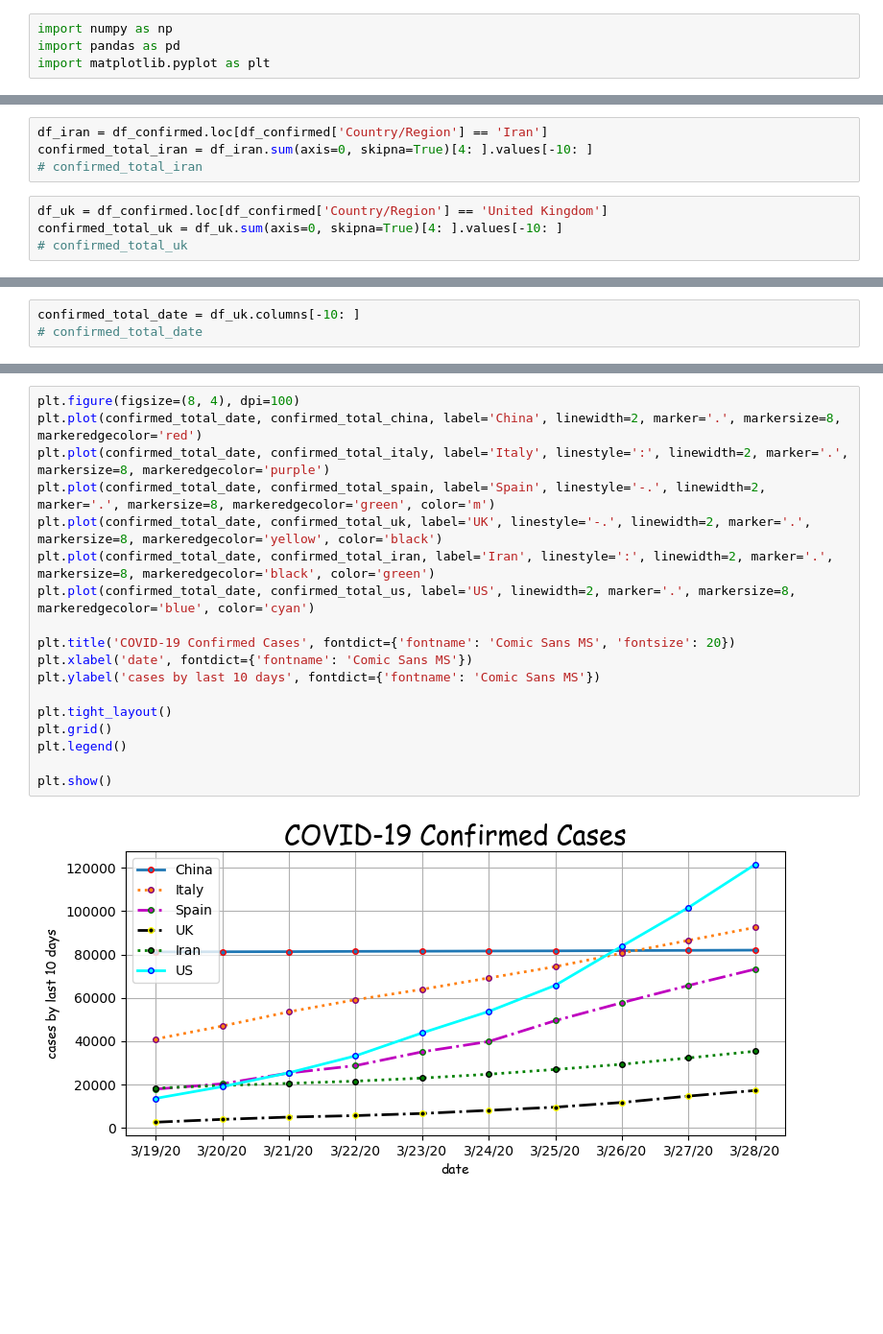
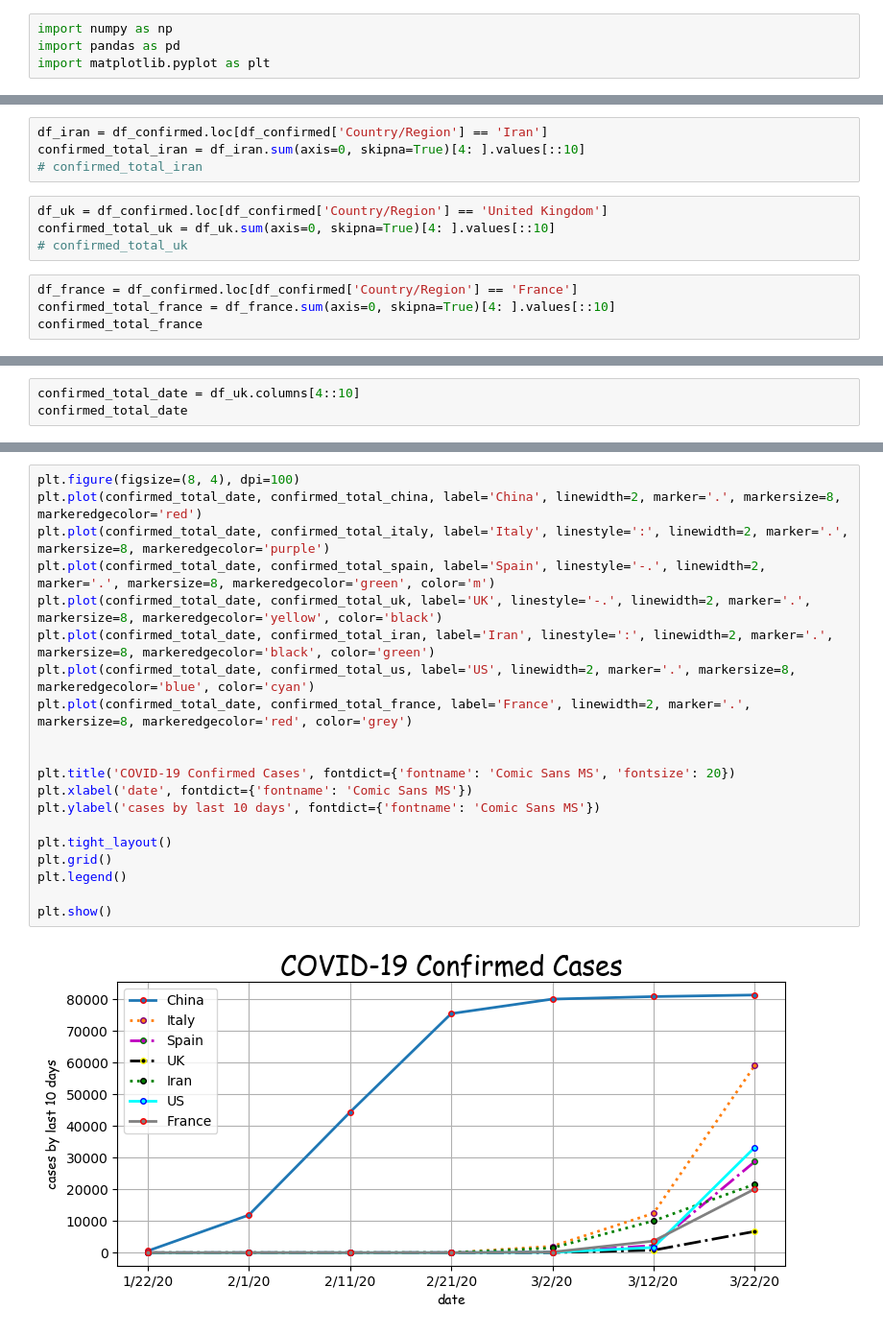
Before and after one commit to WINFORT-ANDROID/covid19_stats_analyzing, a Jupyter notebook: Analyzing COVID19 Confirmed Cases.ipynb, the cells around one changed output, grey strips where cells are left out. Shown at 96% size. Saved outputs shown, nothing was run; the diff lists cells and outputs as text; blank space fills up the shorter version.

```diff
--- a/Analyzing COVID19 Confirmed Cases.ipynb
+++ b/Analyzing COVID19 Confirmed Cases.ipynb
@@ -23,9 +24,13 @@ confirmed_total_spain = df_spain.sum(axis=0, skipna=True)[4: ].values[-10: ]
 # confirmed_total_spain
 # %%
 df_iran = df_confirmed.loc[df_confirmed['Country/Region'] == 'Iran']
-confirmed_total_iran = df_iran.sum(axis=0, skipna=True)[4: ].values[-10: ]
+confirmed_total_iran = df_iran.sum(axis=0, skipna=True)[4: ].values[::10]
 # confirmed_total_iran
 # %%
 df_uk = df_confirmed.loc[df_confirmed['Country/Region'] == 'United Kingdom']
-confirmed_total_uk = df_uk.sum(axis=0, skipna=True)[4: ].values[-10: ]
+confirmed_total_uk = df_uk.sum(axis=0, skipna=True)[4: ].values[::10]
 # confirmed_total_uk
+# %%
+df_france = df_confirmed.loc[df_confirmed['Country/Region'] == 'France']
+confirmed_total_france = df_france.sum(axis=0, skipna=True)[4: ].values[::10]
+confirmed_total_france
@@ -32,3 +39,3 @@ confirmed_total_uk = df_uk.sum(axis=0, skipna=True)[4: ].values[-10: ]
 # %%
-confirmed_total_date = df_uk.columns[-10: ]
-# confirmed_total_date
+confirmed_total_date = df_uk.columns[4::10]
+confirmed_total_date
@@ -35,20 +46,22 @@ confirmed_total_date = df_uk.columns[-10: ]
 # %%
 plt.figure(figsize=(8, 4), dpi=100)
 plt.plot(confirmed_total_date, confirmed_total_china, label='China', linewidth=2, marker='.', markersize=8, markeredgecolor='red')
 plt.plot(confirmed_total_date, confirmed_total_italy, label='Italy', linestyle=':', linewidth=2, marker='.', markersize=8, markeredgecolor='purple')
 plt.plot(confirmed_total_date, confirmed_total_spain, label='Spain', linestyle='-.', linewidth=2, marker='.', markersize=8, markeredgecolor='green', color='m')
 plt.plot(confirmed_total_date, confirmed_total_uk, label='UK', linestyle='-.', linewidth=2, marker='.', markersize=8, markeredgecolor='yellow', color='black')
 plt.plot(confirmed_total_date, confirmed_total_iran, label='Iran', linestyle=':', linewidth=2, marker='.', markersize=8, markeredgecolor='black', color='green')
 plt.plot(confirmed_total_date, confirmed_total_us, label='US', linewidth=2, marker='.', markersize=8, markeredgecolor='blue', color='cyan')
+plt.plot(confirmed_total_date, confirmed_total_france, label='France', linewidth=2, marker='.', markersize=8, markeredgecolor='red', color='grey')
+
 
 plt.title('COVID-19 Confirmed Cases', fontdict={'fontname': 'Comic Sans MS', 'fontsize': 20})
 plt.xlabel('date', fontdict={'fontname': 'Comic Sans MS'})
 plt.ylabel('cases by last 10 days', fontdict={'fontname': 'Comic Sans MS'})
 
 plt.tight_layout()
 plt.grid()
 plt.legend()
 
 plt.show()
 # %% [output]
-[figure, old version]
+[figure, new version]
```
Also changed, not shown: parts of 7 cells of this notebook.
